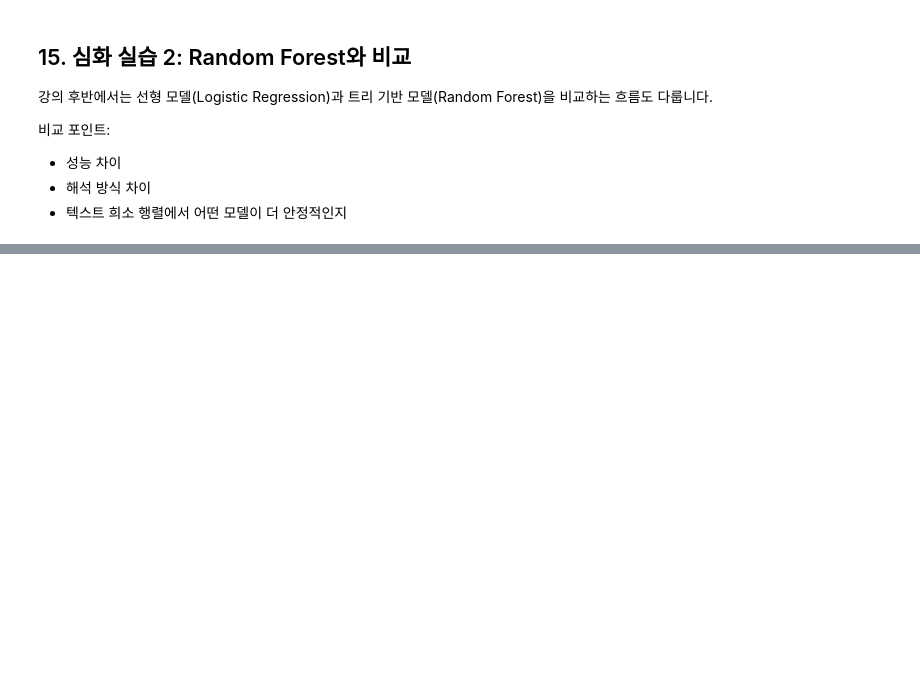
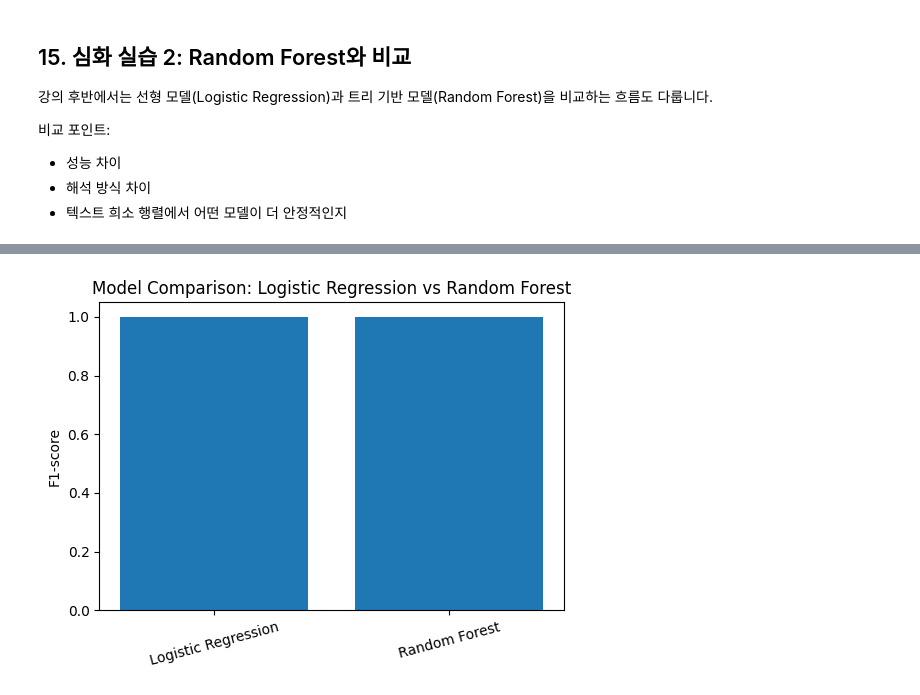
Before and after one commit to hyscodebase/Big-data-application-practice1, a Jupyter notebook: Week12/week12[Alex].ipynb, the cells around one changed output, grey strips where cells are left out. Saved outputs shown, nothing was run; the diff lists cells and outputs as text; code cells hidden in the pictures; blank space fills up the shorter version.

```diff
--- a/Week12/week12[Alex].ipynb
+++ b/Week12/week12[Alex].ipynb
@@ -528,0 +584,10 @@ display(comparison_df)
+# %%
+plt.figure(figsize=(6, 4))
+plt.bar(compare_df["Model"], compare_df["F1-score"])
+plt.ylim(0, 1.05)
+plt.ylabel("F1-score")
+plt.title("Model Comparison: Logistic Regression vs Random Forest")
+plt.xticks(rotation=15)
+plt.show()
+# %% [output]
+[figure, added]
```
Also changed, not shown: parts of 49 cells of this notebook, 1 other file.
